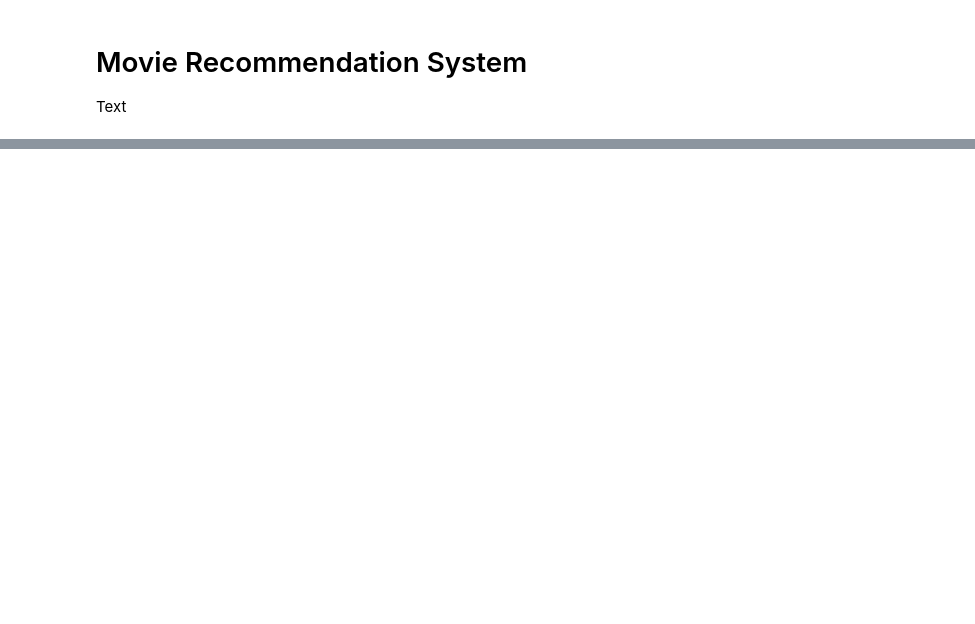
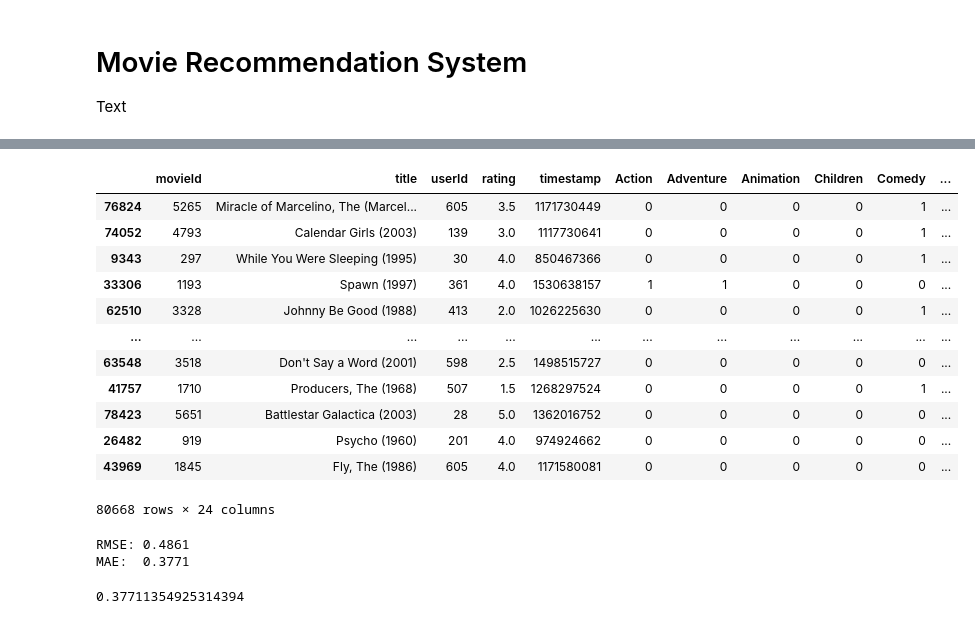
Before and after one commit to sangwon224/Movie_Recommendation_System_Project, a Jupyter notebook: Movie_Recommendation_System_Project.ipynb, the cells around one changed output, grey strips where cells are left out. Cells and saved outputs as stored; diff of their text form; code cells hidden in the pictures; blank space fills up the shorter version.

Commit message:
William Model RoughDraft

```diff
--- a/Movie_Recommendation_System_Project.ipynb
+++ b/Movie_Recommendation_System_Project.ipynb
@@ -4,0 +251,17 @@ Text
+# %%
+train_df, test_df = train_test_split(df_merged, test_size = 0.2)
+train_df
+# %% [output]
+|  | movieId | title | userId | rating | timestamp | Action | Adventure | Animation | Children | Comedy | ... |
+| 76824 | 5265 | Miracle of Marcelino, The (Marcel... | 605 | 3.5 | 1171730449 | 0 | 0 | 0 | 0 | 1 | ... |
+| 74052 | 4793 | Calendar Girls (2003) | 139 | 3.0 | 1117730641 | 0 | 0 | 0 | 0 | 1 | ... |
+| 9343 | 297 | While You Were Sleeping (1995) | 30 | 4.0 | 850467366 | 0 | 0 | 0 | 0 | 1 | ... |
+| 33306 | 1193 | Spawn (1997) | 361 | 4.0 | 1530638157 | 1 | 1 | 0 | 0 | 0 | ... |
+| 62510 | 3328 | Johnny Be Good (1988) | 413 | 2.0 | 1026225630 | 0 | 0 | 0 | 0 | 1 | ... |
+| ... | ... | ... | ... | ... | ... | ... | ... | ... | ... | ... | ... |
+| 63548 | 3518 | Don't Say a Word (2001) | 598 | 2.5 | 1498515727 | 0 | 0 | 0 | 0 | 0 | ... |
+| 41757 | 1710 | Producers, The (1968) | 507 | 1.5 | 1268297524 | 0 | 0 | 0 | 0 | 1 | ... |
+| 78423 | 5651 | Battlestar Galactica (2003) | 28 | 5.0 | 1362016752 | 0 | 0 | 0 | 0 | 0 | ... |
+| 26482 | 919 | Psycho (1960) | 201 | 4.0 | 974924662 | 0 | 0 | 0 | 0 | 0 | ... |
+| 43969 | 1845 | Fly, The (1986) | 605 | 4.0 | 1171580081 | 0 | 0 | 0 | 0 | 0 | ... |
+80668 rows × 24 columns
@@ -4,0 +290,13 @@ Text
+# %%
+SVD_model = SVD().fit(trainset)
+SVD_predictions = SVD_model.test(trainset.build_anti_testset())
+
+SVD_RMSE = accuracy.rmse(SVD_predictions)
+SVD_MAE = accuracy.mae(SVD_predictions)
+
+SVD_RMSE
+SVD_MAE
+# %% [output]
+RMSE: 0.4861
+MAE:  0.3771
+0.37711354925314394
```
Also changed, not shown: parts of 23 cells of this notebook.
